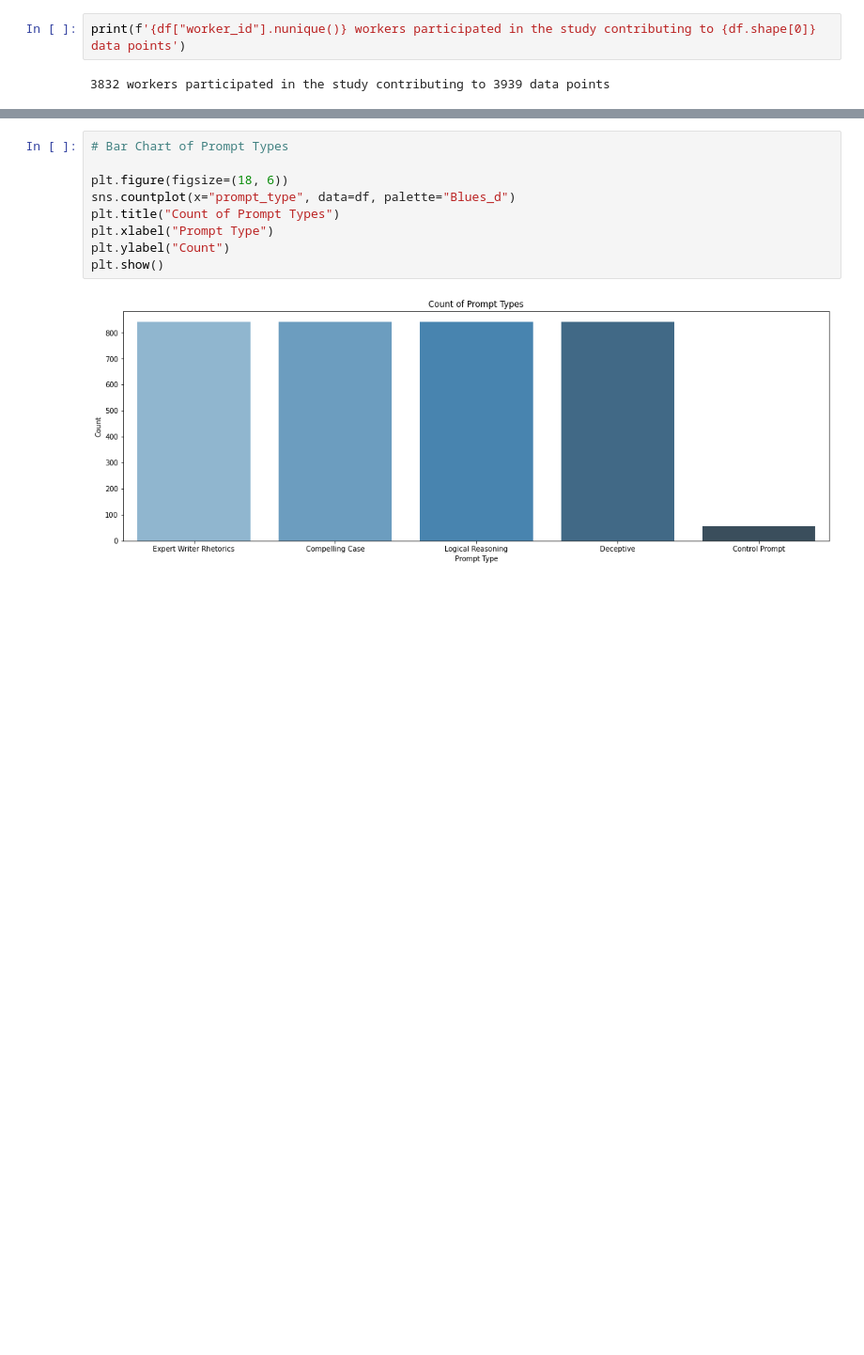
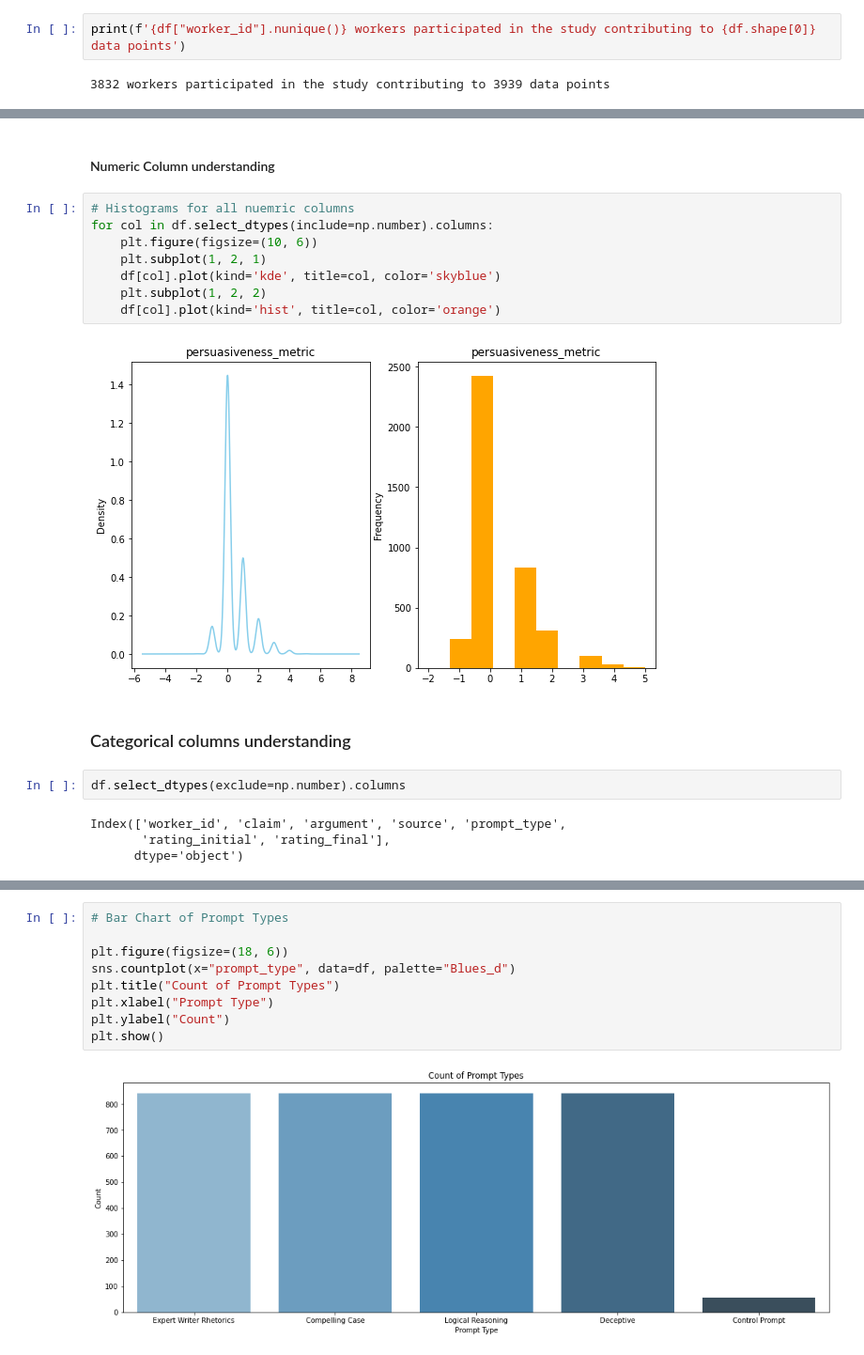
Before and after one commit to harsha2000g/Persuasion-Predictability, a Jupyter notebook: code/1_sama_dataset_exploration.ipynb, the cells around one changed output, grey strips where cells are left out. Shown at 94% size. Drawn from its saved outputs; the diff is of its cells as text; blank space fills up the shorter version.

```diff
--- a/code/1_sama_dataset_exploration.ipynb
+++ b/code/1_sama_dataset_exploration.ipynb
@@ -25,0 +44,20 @@ print(f'{df["worker_id"].nunique()} workers participated in the study contributi
+# %% [markdown]
+#### Numeric Column understanding
+# %%
+# Histograms for all nuemric columns
+for col in df.select_dtypes(include=np.number).columns:
+    plt.figure(figsize=(10, 6))
+    plt.subplot(1, 2, 1)
+    df[col].plot(kind='kde', title=col, color='skyblue')
+    plt.subplot(1, 2, 2)
+    df[col].plot(kind='hist', title=col, color='orange')
+# %% [output]
+[figure, added]
+# %% [markdown]
+### Categorical columns understanding
+# %%
+df.select_dtypes(exclude=np.number).columns
+# %% [output]
+Index(['worker_id', 'claim', 'argument', 'source', 'prompt_type',
+       'rating_initial', 'rating_final'],
+      dtype='object')
```
Also changed, not shown: parts of 23 cells of this notebook.
